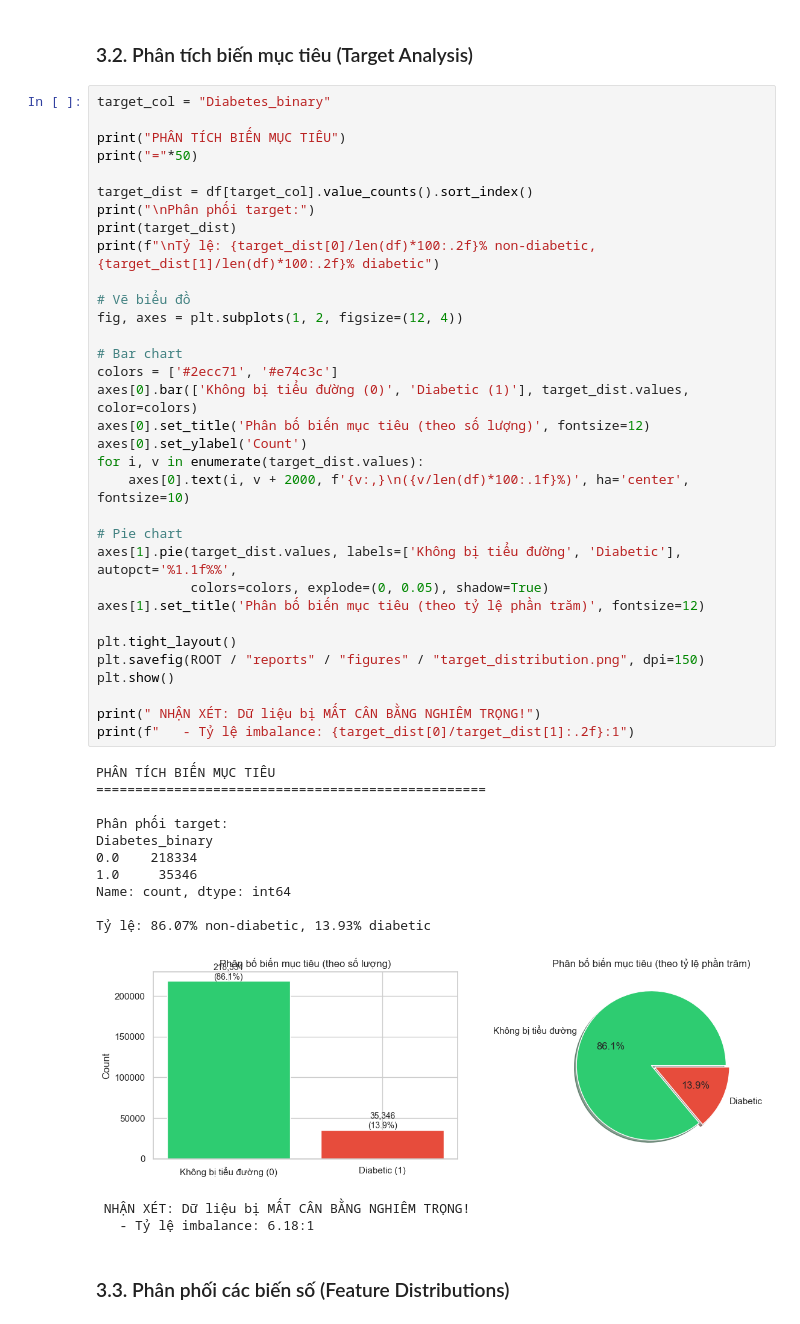
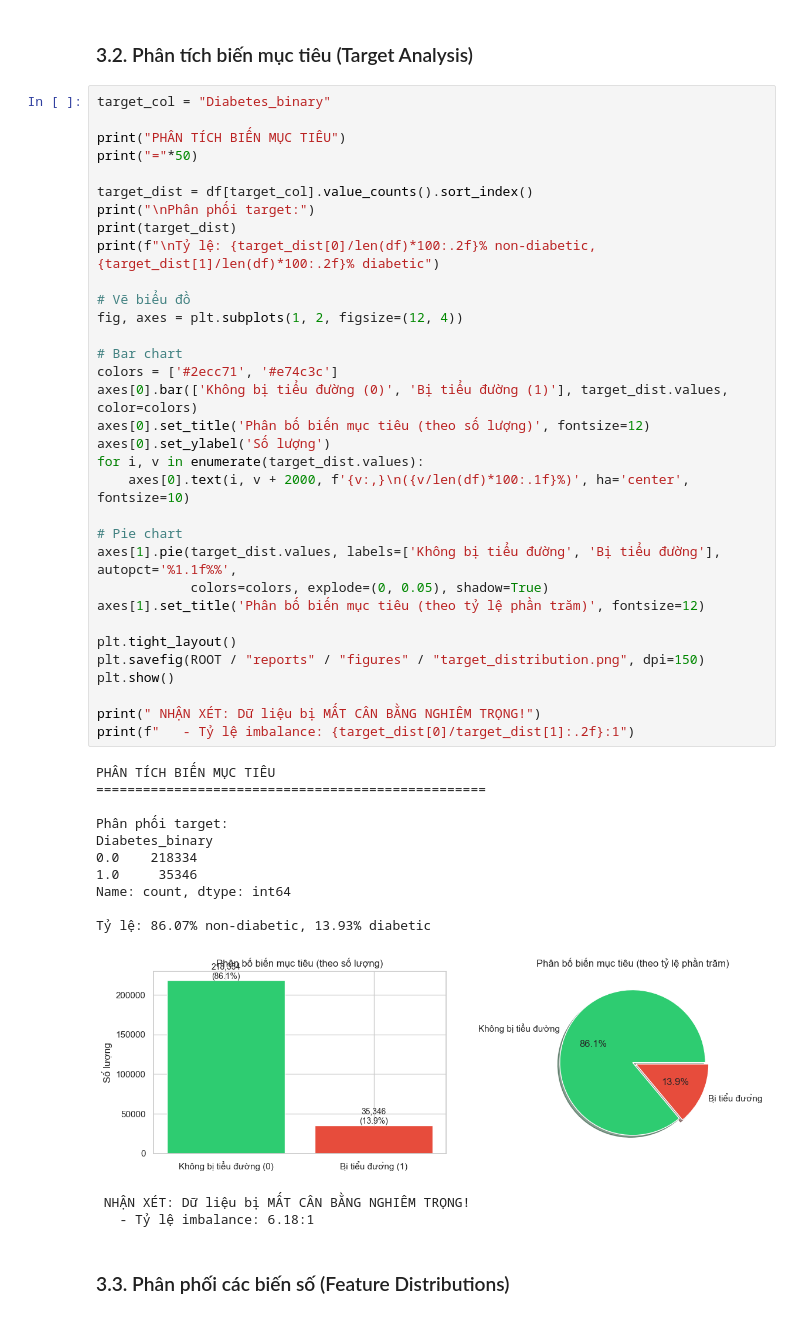
Before and after one commit to bngcVu/diabetes-classification-mining, a Jupyter notebook: notebooks/02_preprocessing_modeling.ipynb, the cells around one changed output. Cells and saved outputs as stored; diff of their text form.

```diff
--- a/notebooks/02_preprocessing_modeling.ipynb
+++ b/notebooks/02_preprocessing_modeling.ipynb
@@ -191,37 +191,37 @@ print(f"\nTỷ lệ: {target_dist[0]/len(df)*100:.2f}% non-diabetic, {target_dis
 # Vẽ biểu đồ
 fig, axes = plt.subplots(1, 2, figsize=(12, 4))
 
 # Bar chart
 colors = ['#2ecc71', '#e74c3c']
-axes[0].bar(['Không bị tiểu đường (0)', 'Diabetic (1)'], target_dist.values, color=colors)
+axes[0].bar(['Không bị tiểu đường (0)', 'Bị tiểu đường (1)'], target_dist.values, color=colors)
 axes[0].set_title('Phân bố biến mục tiêu (theo số lượng)', fontsize=12)
-axes[0].set_ylabel('Count')
+axes[0].set_ylabel('Số lượng')
 for i, v in enumerate(target_dist.values):
     axes[0].text(i, v + 2000, f'{v:,}\n({v/len(df)*100:.1f}%)', ha='center', fontsize=10)
 
 # Pie chart
-axes[1].pie(target_dist.values, labels=['Không bị tiểu đường', 'Diabetic'], autopct='%1.1f%%',
+axes[1].pie(target_dist.values, labels=['Không bị tiểu đường', 'Bị tiểu đường'], autopct='%1.1f%%',
             colors=colors, explode=(0, 0.05), shadow=True)
 axes[1].set_title('Phân bố biến mục tiêu (theo tỷ lệ phần trăm)', fontsize=12)
 
 plt.tight_layout()
 plt.savefig(ROOT / "reports" / "figures" / "target_distribution.png", dpi=150)
 plt.show()
 
 print(" NHẬN XÉT: Dữ liệu bị MẤT CÂN BẰNG NGHIÊM TRỌNG!")
 print(f"   - Tỷ lệ imbalance: {target_dist[0]/target_dist[1]:.2f}:1")
 # %% [output]
 PHÂN TÍCH BIẾN MỤC TIÊU
 ==================================================
 
 Phân phối target:
 Diabetes_binary
 0.0    218334
 1.0     35346
 Name: count, dtype: int64
 
 Tỷ lệ: 86.07% non-diabetic, 13.93% diabetic
-[figure, old version]
+[figure, new version]
  NHẬN XÉT: Dữ liệu bị MẤT CÂN BẰNG NGHIÊM TRỌNG!
    - Tỷ lệ imbalance: 6.18:1
 # %% [markdown]
```
Also changed, not shown: parts of 2 cells of this notebook, 7 other files.
